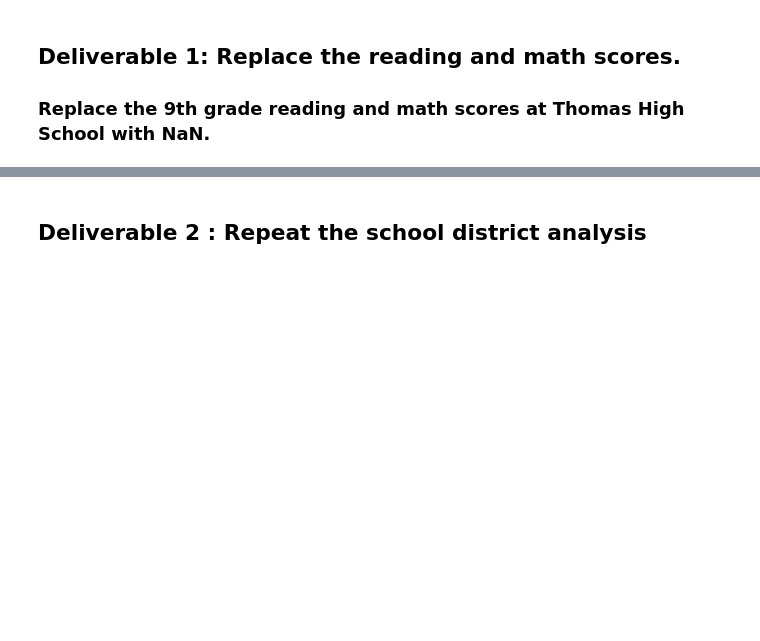
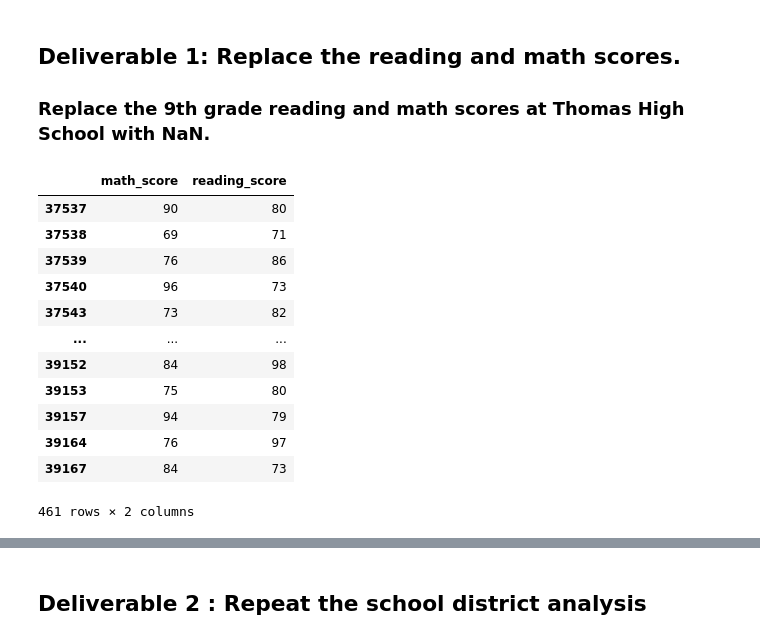
Before and after one commit to sjmisina/PyCitySchools_withPandas, a Jupyter notebook: PyCitySchools_Challenge.ipynb, the cells around one changed output, grey strips where cells are left out. Saved outputs shown, nothing was run; the diff lists cells and outputs as text; code cells hidden in the pictures; blank space fills up the shorter version.

```diff
--- a/PyCitySchools_Challenge.ipynb
+++ b/PyCitySchools_Challenge.ipynb
@@ -44,7 +42,22 @@ student_data_df.head(10)
 import numpy as np
 # %%
 # Step 2. Use the loc method on the student_data_df to select all the reading scores from the 9th grade at Thomas High School and replace them with NaN.
-student_data_df.loc[(student_data_df["grade"] == '9th')
-                    & (student_data_df["school_name"] == 'Thomas High School'),"reading_score"] = np.nan
+student_data_df.loc[(student_data_df["grade"]=="9th")
+                                         & (student_data_df["school_name"]=="Thomas High School"),
+                                         ["math_score", "reading_score"]]
+# %% [output]
+|  | math_score | reading_score |
+| 37537 | 90 | 80 |
+| 37538 | 69 | 71 |
+| 37539 | 76 | 86 |
+| 37540 | 96 | 73 |
+| 37543 | 73 | 82 |
+| ... | ... | ... |
+| 39152 | 84 | 98 |
+| 39153 | 75 | 80 |
+| 39157 | 94 | 79 |
+| 39164 | 76 | 97 |
+| 39167 | 84 | 73 |
+461 rows × 2 columns
 # %%
 #  Step 3. Refactor the code in Step 2 to replace the math scores with NaN.
```
Also changed, not shown: parts of 14 cells of this notebook, 1 other file.
